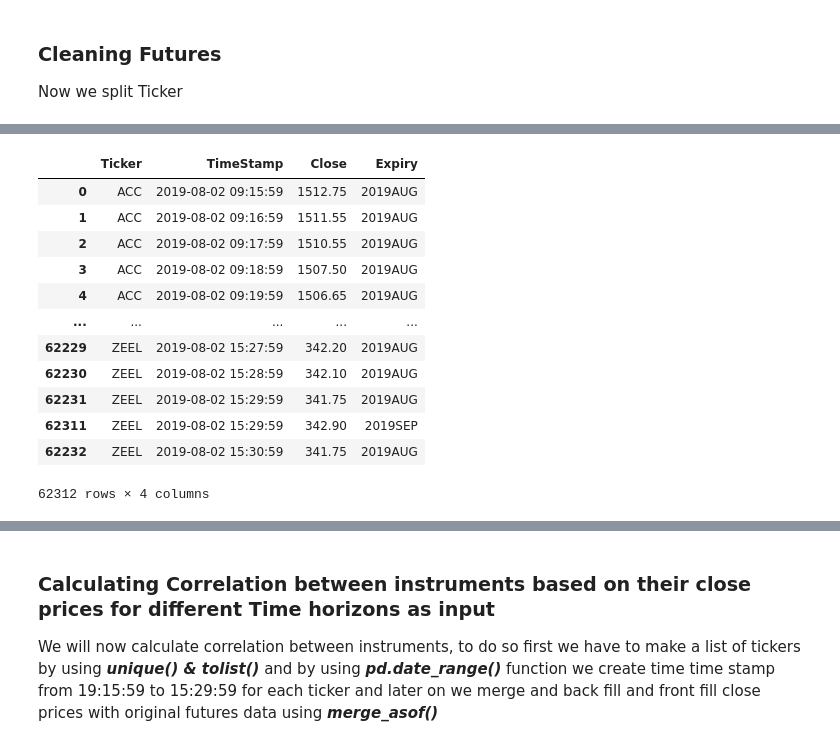
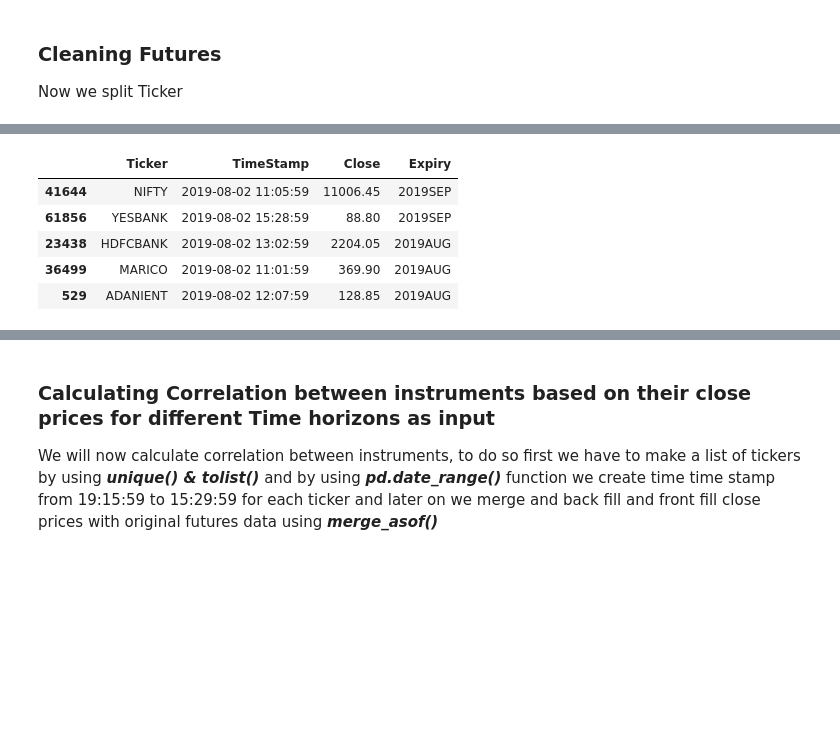
Before and after one commit to PetalsOnWind/Statistics-and-Econometrics-for-Data-Science, a Jupyter notebook: WIP/Correlation.ipynb, the cells around one changed output, grey strips where cells are left out. Drawn from its saved outputs; the diff is of its cells as text; code cells hidden in the pictures; blank space fills up the shorter version.

```diff
--- a/WIP/Correlation.ipynb
+++ b/WIP/Correlation.ipynb
@@ -247,5 +345,5 @@ def cleaning_futures(futures):
     data = fut[['Ticker','TimeStamp','Close','Expiry']]
     return data
 futures_df = cleaning_futures(futures)
-futures_df
+futures_df.sample(5)
 # %% [output]
@@ -253,16 +351,9 @@ Wall time: 86 ms
 |  | Ticker | TimeStamp | Close | Expiry |
-| 0 | ACC | 2019-08-02 09:15:59 | 1512.75 | 2019AUG |
-| 1 | ACC | 2019-08-02 09:16:59 | 1511.55 | 2019AUG |
-| 2 | ACC | 2019-08-02 09:17:59 | 1510.55 | 2019AUG |
-| 3 | ACC | 2019-08-02 09:18:59 | 1507.50 | 2019AUG |
-| 4 | ACC | 2019-08-02 09:19:59 | 1506.65 | 2019AUG |
-| ... | ... | ... | ... | ... |
-| 62229 | ZEEL | 2019-08-02 15:27:59 | 342.20 | 2019AUG |
-| 62230 | ZEEL | 2019-08-02 15:28:59 | 342.10 | 2019AUG |
-| 62231 | ZEEL | 2019-08-02 15:29:59 | 341.75 | 2019AUG |
-| 62311 | ZEEL | 2019-08-02 15:29:59 | 342.90 | 2019SEP |
-| 62232 | ZEEL | 2019-08-02 15:30:59 | 341.75 | 2019AUG |
+| 41644 | NIFTY | 2019-08-02 11:05:59 | 11006.45 | 2019SEP |
+| 61856 | YESBANK | 2019-08-02 15:28:59 | 88.80 | 2019SEP |
+| 23438 | HDFCBANK | 2019-08-02 13:02:59 | 2204.05 | 2019AUG |
+| 36499 | MARICO | 2019-08-02 11:01:59 | 369.90 | 2019AUG |
+| 529 | ADANIENT | 2019-08-02 12:07:59 | 128.85 | 2019AUG |
-62312 rows × 4 columns
 # %%
 #Making list of Tickers
 ticker_list = futures_df['Ticker'].unique().tolist()
```
Also changed, not shown: parts of 19 cells of this notebook.
